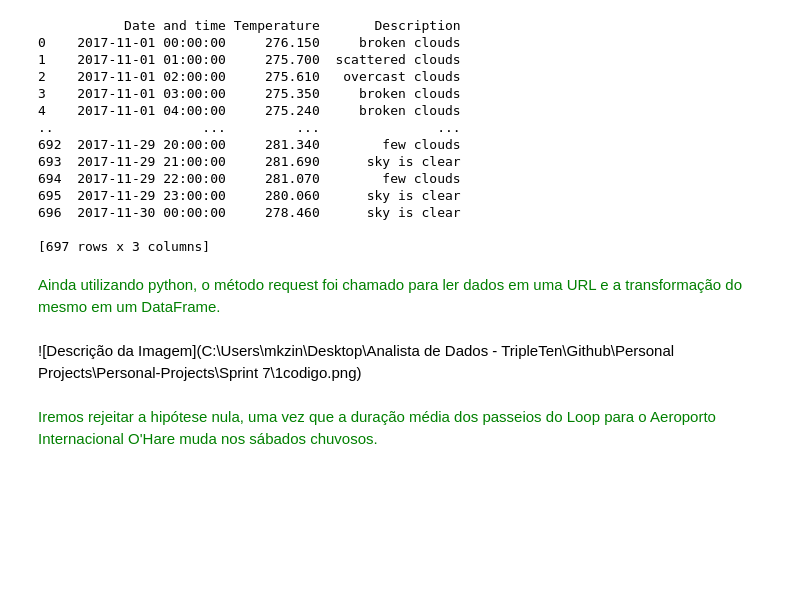
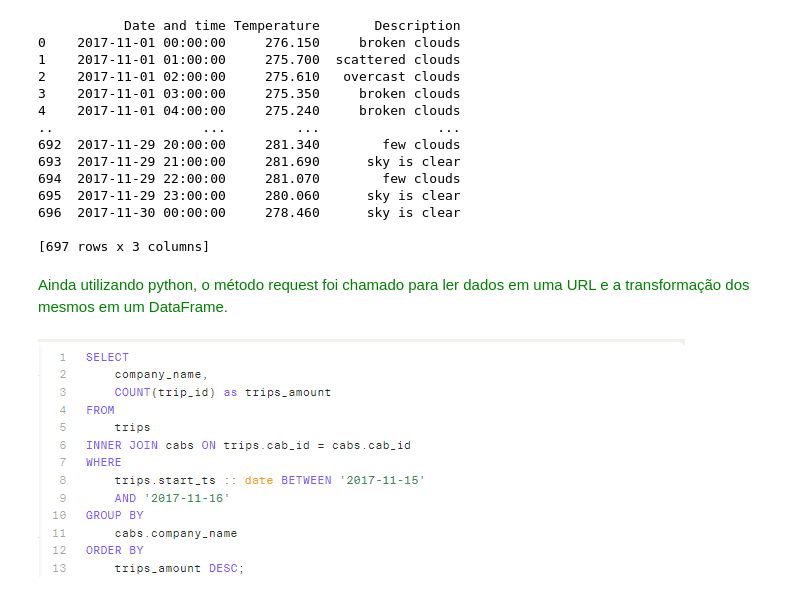
Before and after one commit to Marcusprog/Personal-Projects, a Jupyter notebook: Sprint 7/Empresa Zuber.ipynb, the cells around one changed output. Saved outputs shown, nothing was run; the diff lists cells and outputs as text; code cells hidden in the pictures; blank space fills up the shorter version.

```diff
--- a/Sprint 7/Empresa Zuber.ipynb
+++ b/Sprint 7/Empresa Zuber.ipynb
@@ -311,8 +309,8 @@ print(weather_records)
 
 [697 rows x 3 columns]
 # %% [markdown]
-<span style="color:green;">Ainda utilizando python, o método request foi chamado para ler dados em uma URL e a transformação do mesmo em um DataFrame.</span>
+<span style="color:green;">Ainda utilizando python, o método request foi chamado para ler dados em uma URL e a transformação dos mesmos em um DataFrame.</span>
-# %% [markdown]
-![Descrição da Imagem](C:\Users\mkzin\Desktop\Analista de Dados - TripleTen\Github\Personal Projects\Personal-Projects\Sprint 7\1codigo.png)
-# %% [markdown]
-<span style="color:green;">Iremos rejeitar a hipótese nula, uma vez que a duração média dos passeios do Loop para o Aeroporto Internacional O'Hare muda nos sábados chuvosos.</span>
+# %%
+display(Image(filename='1codigo.PNG'))
+# %% [output]
+[figure, added]
```
Also changed, not shown: parts of 17 cells of this notebook.
